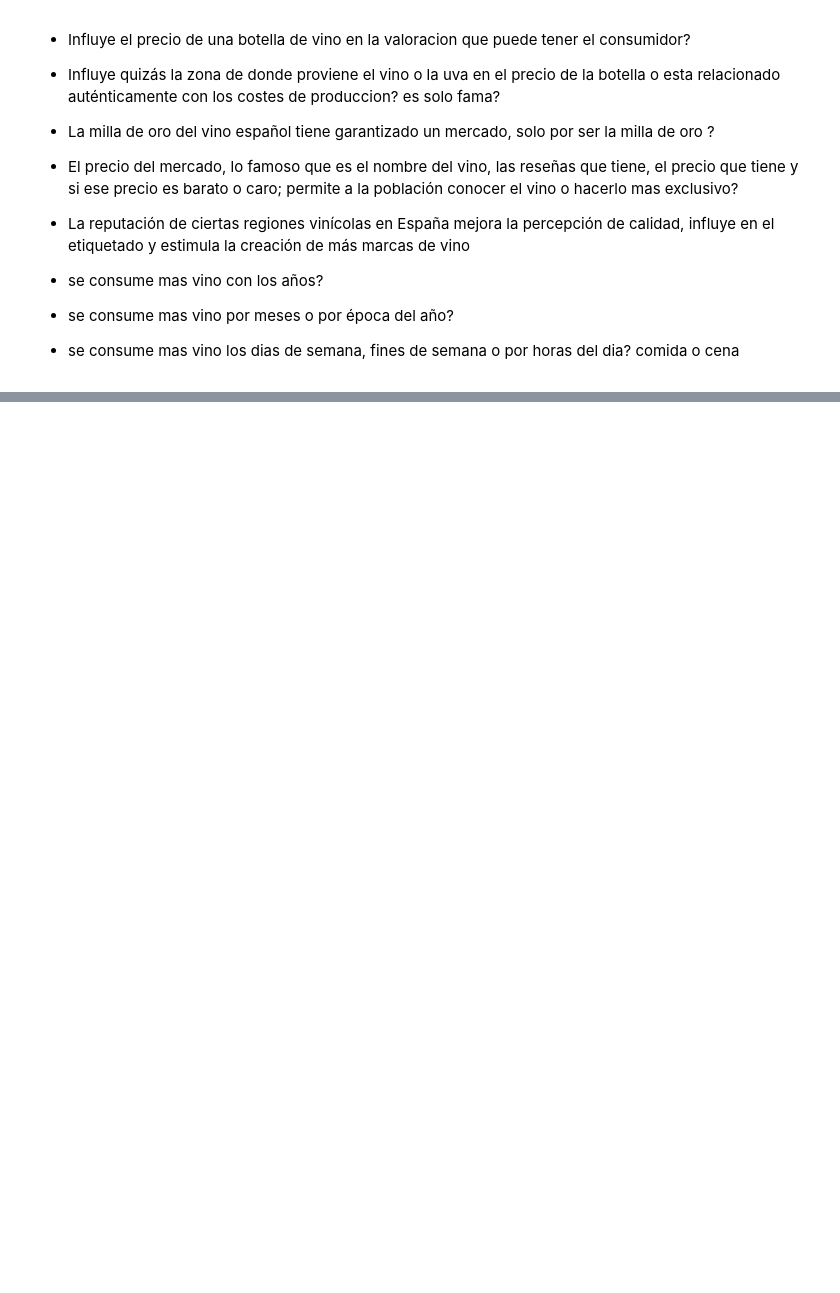
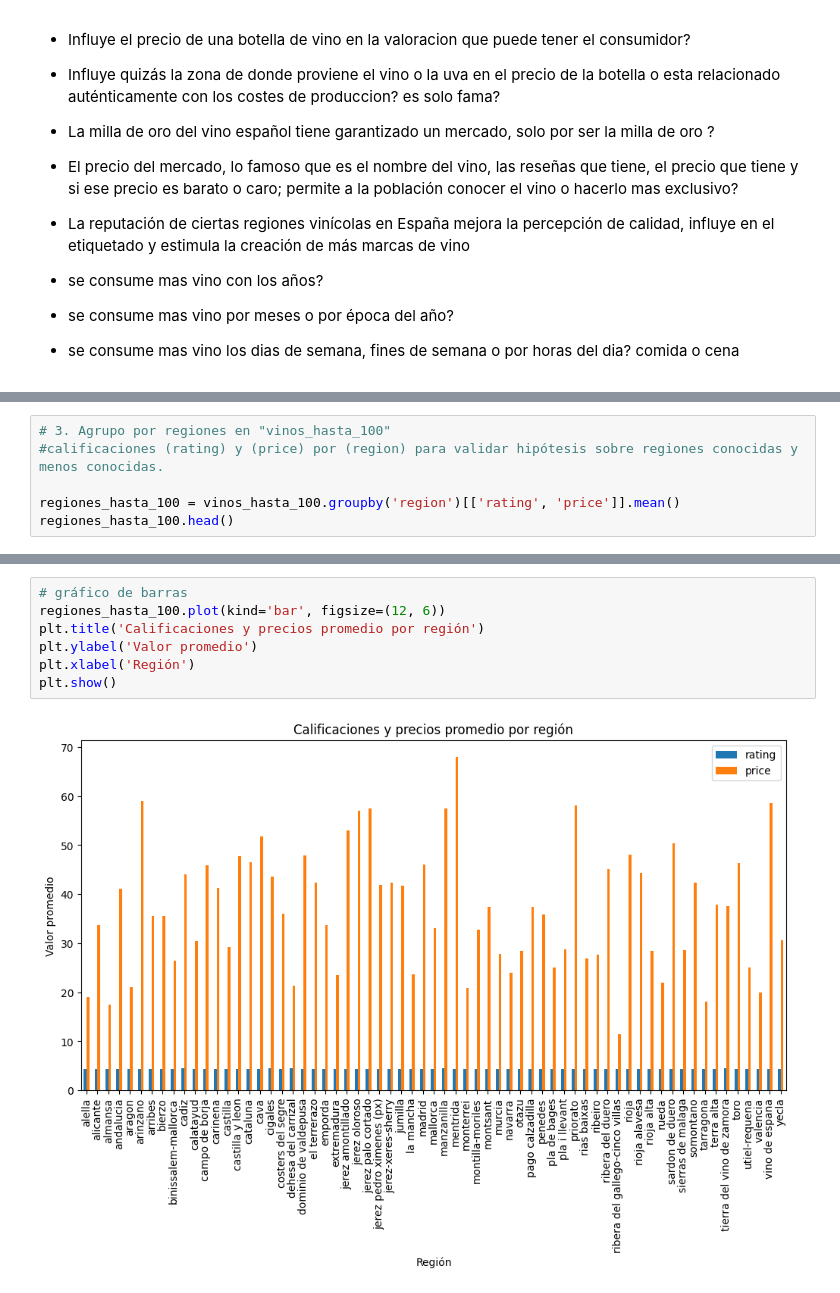
Before and after one commit to juandelaf1/Mas-all-de-la-Etiqueta-EDA, a Jupyter notebook: Mas allá de la Etiqueta.ipynb, the cells around one changed output, grey strips where cells are left out. Drawn from its saved outputs; the diff is of its cells as text; blank space fills up the shorter version.

```diff
--- a/Mas allá de la Etiqueta.ipynb
+++ b/Mas allá de la Etiqueta.ipynb
@@ -110,0 +197,6 @@ consumo_semanal.iloc[4:8]
+# %%
+# 3. Agrupo por regiones en "vinos_hasta_100"
+#calificaciones (rating) y (price) por (region) para validar hipótesis sobre regiones conocidas y menos conocidas.
+
+regiones_hasta_100 = vinos_hasta_100.groupby('region')[['rating', 'price']].mean()
+regiones_hasta_100.head()
@@ -110,0 +230,9 @@ consumo_semanal.iloc[4:8]
+# %%
+# gráfico de barras
+regiones_hasta_100.plot(kind='bar', figsize=(12, 6))
+plt.title('Calificaciones y precios promedio por región')
+plt.ylabel('Valor promedio')
+plt.xlabel('Región')
+plt.show()
+# %% [output]
+[figure, added]
```
Also changed, not shown: parts of 49 cells of this notebook.
